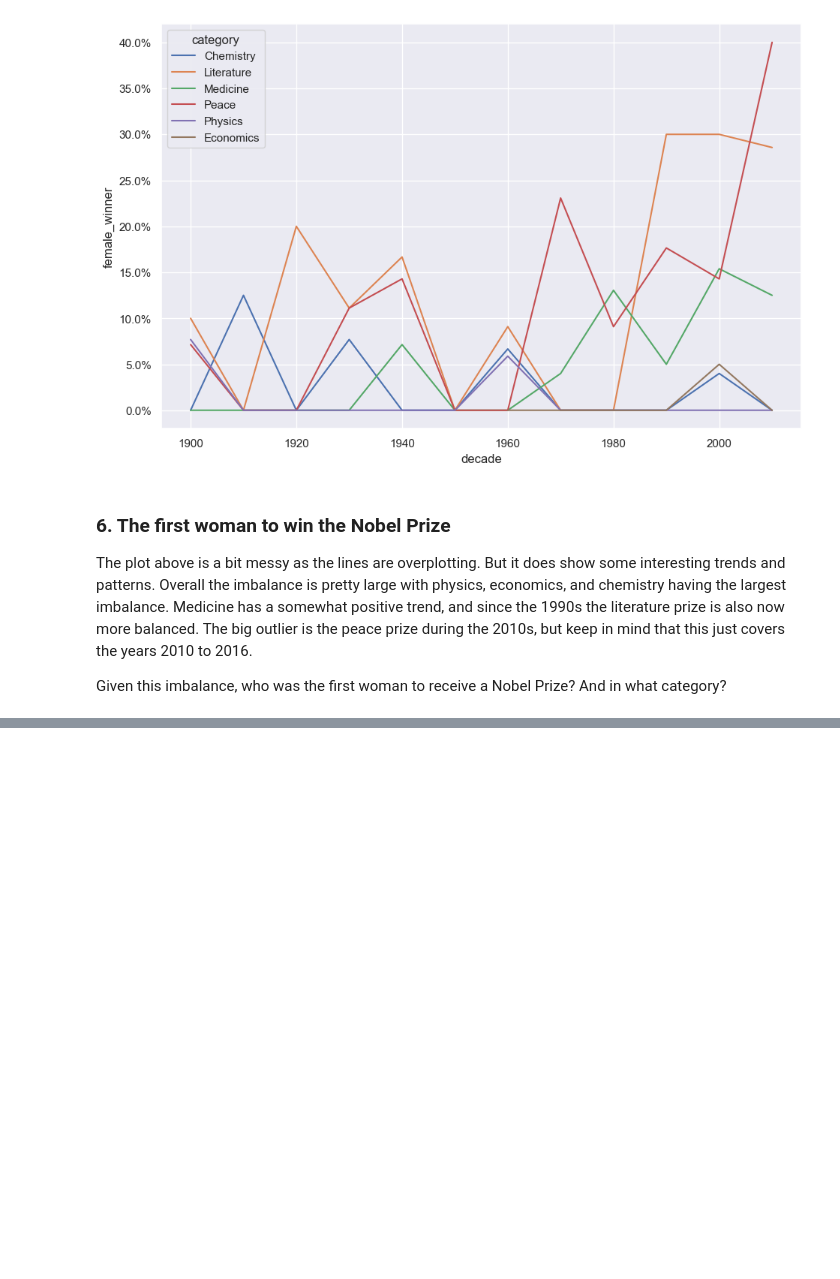
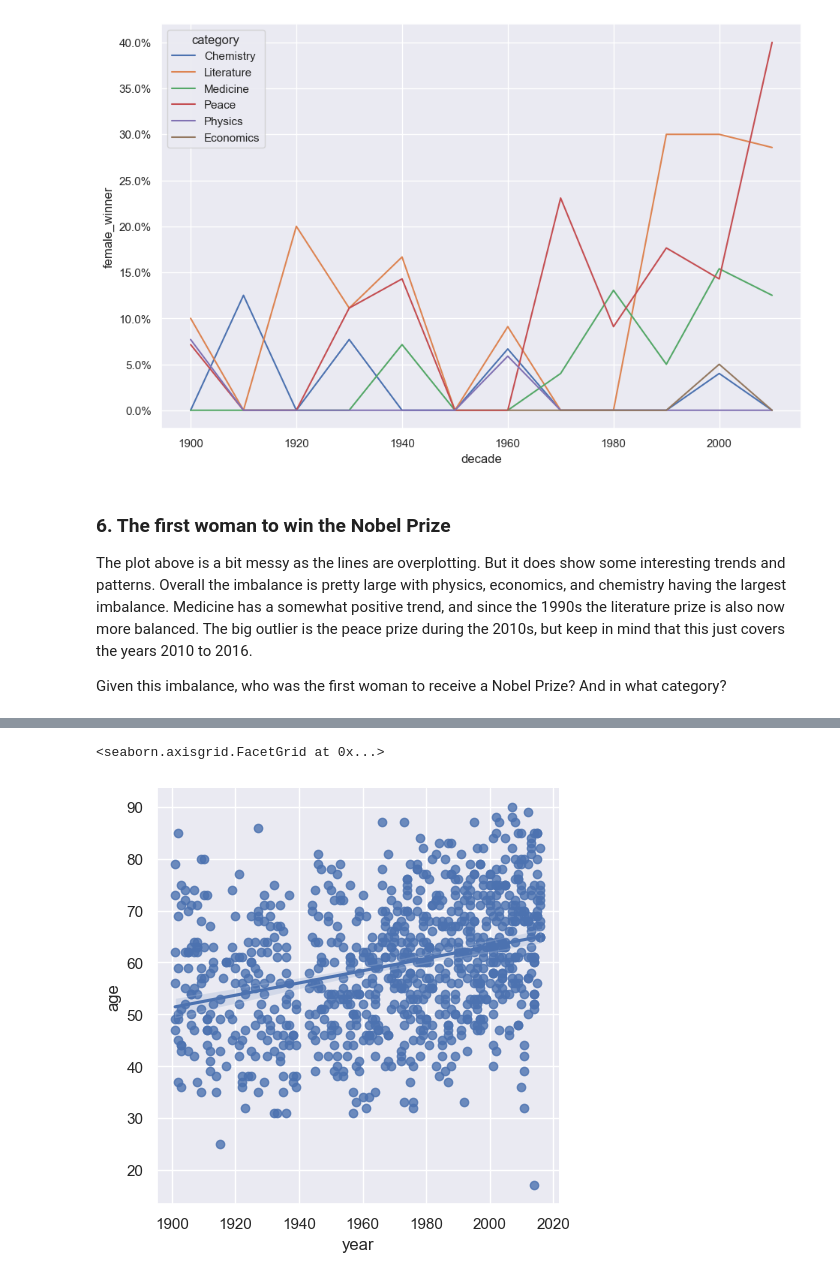
Before and after one commit to mcabas/DataCamp_Projects, a Jupyter notebook: DataCamp.Project_004_A Visual History of Nobel Prize Winners.ipynb, the cells around one changed output, grey strips where cells are left out. Cells and saved outputs as stored; diff of their text form; code cells hidden in the pictures; blank space fills up the shorter version.

```diff
--- a/DataCamp.Project_004_A Visual History of Nobel Prize Winners.ipynb
+++ b/DataCamp.Project_004_A Visual History of Nobel Prize Winners.ipynb
@@ -100,8 +96,0 @@ Not so surprising perhaps: the most common Nobel laureate between 1901 and 2016
-# %%
-# Calculating the proportion of USA born winners per decade
-nobel['usa_born_winner'] = np.where(nobel['birth_country']=='United States of America',True,False)
-nobel['decade'] = [int(np.floor(year/10)*10) for year in nobel['year']]
-prop_usa_winners = nobel.groupby(['decade'],as_index=False)['usa_born_winner'].mean()
-
-# Display the proportions of USA born winners per decade
-display(prop_usa_winners)
@@ -162,0 +175,12 @@ Given this imbalance, who was the first woman to receive a Nobel Prize? And in w
+# %%
+# Converting birth_date from String to datetime
+nobel['birth_date'] = pd.to_datetime(nobel['birth_date'])
+
+# Calculating the age of Nobel Prize winners
+nobel['age'] = nobel['year'] - nobel['birth_date'].dt.year
+
+# Plotting the age of Nobel Prize winners
+sns.lmplot(data=nobel, x='year', y='age')
+# %% [output]
+<seaborn.axisgrid.FacetGrid at 0x...>
+[figure, added]
```
Also changed, not shown: parts of 12 cells of this notebook.
